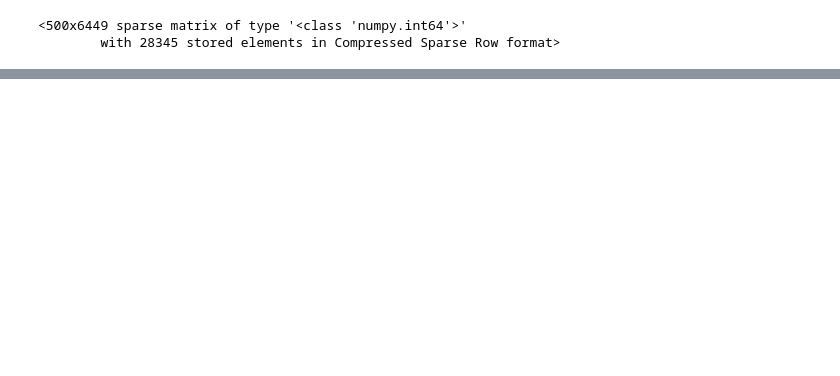
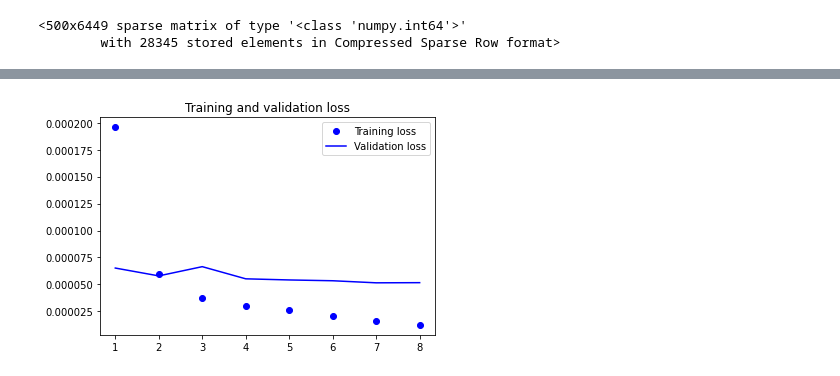
Before and after one commit to juliatowski/Python2_Homeworks, a Jupyter notebook: preprocessing.ipynb, the cells around one changed output, grey strips where cells are left out. Cells and saved outputs as stored; diff of their text form; code cells hidden in the pictures; blank space fills up the shorter version.

```diff
--- a/preprocessing.ipynb
+++ b/preprocessing.ipynb
@@ -164,7 +129,7 @@ count.vocabulary_
 X = df['text']
 y = df['Volatility']
 # %%
-tfidf = TfidfVectorizer(stop_words='english',ngram_range=(1, 2),preprocessor=my_preprocessor)   #bigrams and unigrams
+tfidf = TfidfVectorizer(stop_words='english',ngram_range=(1, 2),preprocessor=my_preprocessor, max_features=10000)   #bigrams and unigrams
 X_bag = tfidf.fit_transform(X)
 X_bag.shape
 # %% [output]
@@ -182,0 +355,3 @@ plt.show()
+# %%
+X_train_keras = X_train.toarray()
+X_train_keras.shape
@@ -182,0 +360,22 @@ plt.show()
+# %%
+callbacks_list = [
+keras.callbacks.EarlyStopping(monitor='acc', patience=1,),
+keras.callbacks.ModelCheckpoint(filepath='my_model.h5', monitor='val_loss', save_best_only=True,)
+]
+
+
+text_input =  Input(shape= (X_train.shape[1],), dtype='float64')
+x = layers.Flatten()(text_input)
+x = layers.Dense(8, activation='relu')(x)
+x = layers.Dense(8, activation='relu')(x)
+x = layers.Dense(8, activation='relu')(x)
+x = layers.Dense(8, activation='relu')(x)
+output = layers.Dense(1)(x)
+
+model = Model(text_input, output)
+model.compile(optimizer='adam',
+loss='mean_squared_error',
+metrics=['accuracy'])
+
+
+history = model.fit(X_train_keras, y_train, epochs=8, callbacks=callbacks_list, validation_split=0.1)
@@ -182,0 +400,12 @@ plt.show()
+# %%
+loss = history.history['loss']
+val_loss = history.history['val_loss']
+epochs = range(1, len(loss) + 1)
+plt.figure()
+plt.plot(epochs, loss, 'bo', label='Training loss')
+plt.plot(epochs, val_loss, 'b', label='Validation loss')
+plt.title('Training and validation loss')
+plt.legend()
+plt.show()
+# %% [output]
+[figure, added]
```
Also changed, not shown: parts of 25 cells of this notebook.
